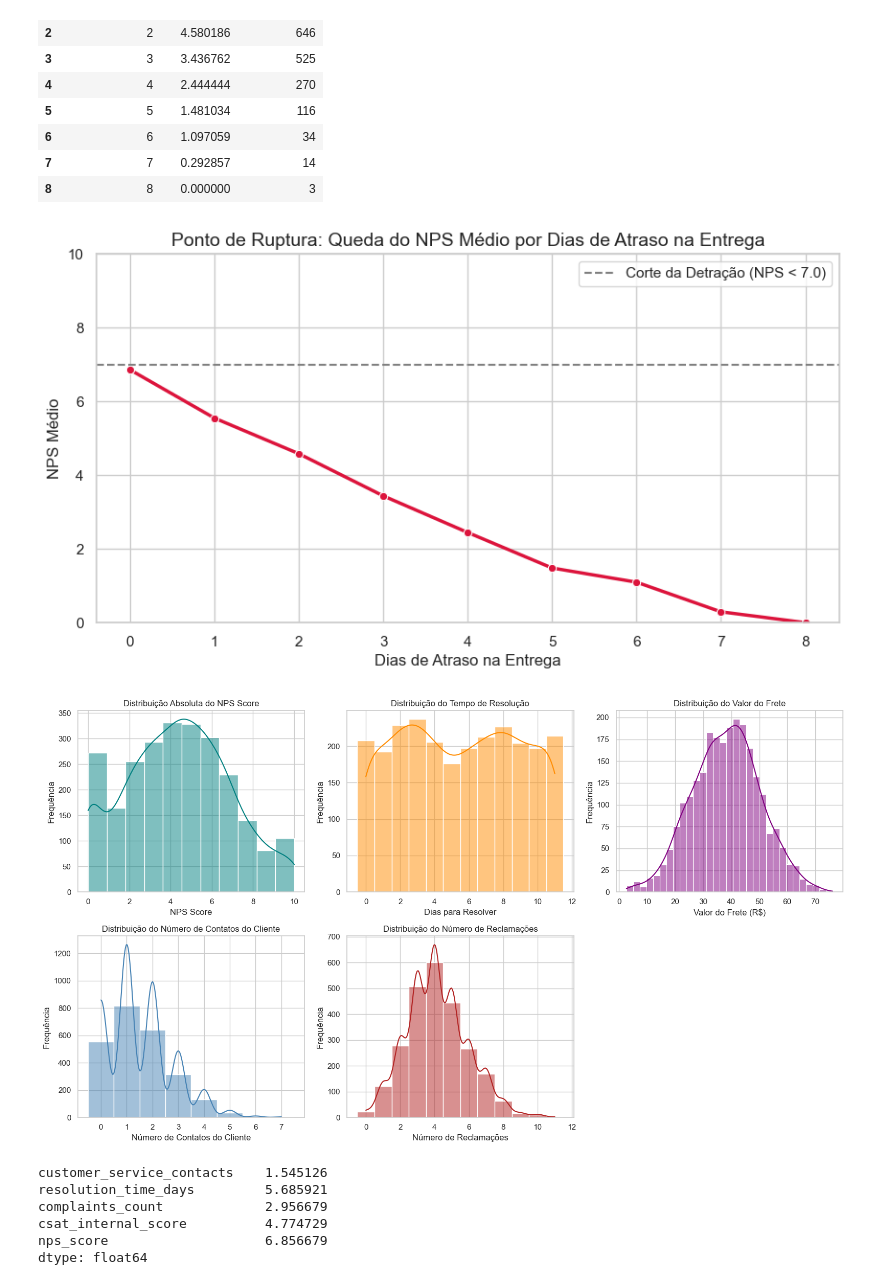
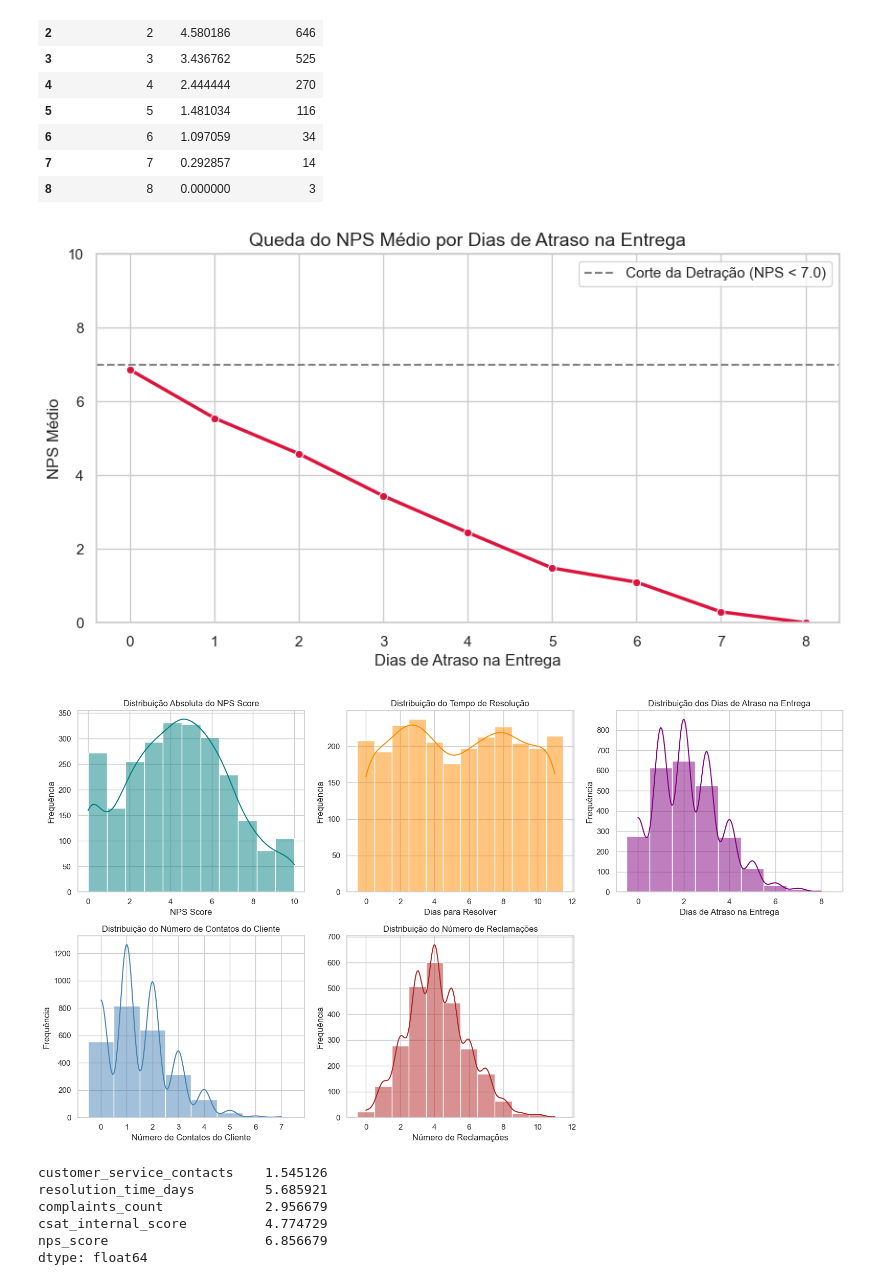
Before and after one commit to henriquebrod/Tech-Challenge-Fase-1, a Jupyter notebook: notebooks/EDA_Tech_Challenge_Fase_1.ipynb, the cells around one changed output. Saved outputs shown, nothing was run; the diff lists cells and outputs as text; code cells hidden in the pictures.

```diff
--- a/notebooks/EDA_Tech_Challenge_Fase_1.ipynb
+++ b/notebooks/EDA_Tech_Challenge_Fase_1.ipynb
@@ -220,15 +220,17 @@ sns.lineplot(
 plt.axhline(y=7.0, color='gray', linestyle='--', label='Corte da Detração (NPS < 7.0)')
 
 # Títulos e rótulos
-plt.title('Ponto de Ruptura: Queda do NPS Médio por Dias de Atraso na Entrega', fontsize=14)
+plt.title('Queda do NPS Médio por Dias de Atraso na Entrega', fontsize=14)
 plt.xlabel('Dias de Atraso na Entrega', fontsize=12)
 plt.ylabel('NPS Médio', fontsize=12)
 plt.ylim(0, 10)
 plt.legend()
 
+plt.savefig('../reports/figures/queda_do_nps_medio_por_dias_de_atraso.png', dpi=300, bbox_inches='tight')
+
 plt.show()
 # %% [output]
-[figure, old version]
+[figure, new version]
 # %%
 import matplotlib.pyplot as plt
 import seaborn as sns
@@ -241,37 +243,40 @@ axes[0, 0].set_title('Distribuição Absoluta do NPS Score')
 axes[0, 0].set_xlabel('NPS Score')
 axes[0, 0].set_ylabel('Frequência')
 
 # 2. Distribuição do Tempo de Resolução
 sns.histplot(dados['resolution_time_days'], discrete=True, kde=True, color='darkorange', ax=axes[0, 1])
 axes[0, 1].set_title('Distribuição do Tempo de Resolução')
 axes[0, 1].set_xlabel('Dias para Resolver')
 axes[0, 1].set_ylabel('Frequência')
 
 # 3. Distribuição do Valor do Frete
-sns.histplot(dados['freight_value'], kde=True, color='purple', ax=axes[0, 2])
-axes[0, 2].set_title('Distribuição do Valor do Frete')
-axes[0, 2].set_xlabel('Valor do Frete (R$)')
+sns.histplot(dados['delivery_delay_days'], discrete=True, kde=True, color='purple', ax=axes[0, 2])
+axes[0, 2].set_title('Distribuição dos Dias de Atraso na Entrega')
+axes[0, 2].set_xlabel('Dias de Atraso na Entrega')
 axes[0, 2].set_ylabel('Frequência')
 
 # 4. Distribuição do Número de Contatos do Cliente
 sns.histplot(dados['customer_service_contacts'], discrete=True, kde=True, color='steelblue', ax=axes[1, 0])
 axes[1, 0].set_title('Distribuição do Número de Contatos do Cliente')
 axes[1, 0].set_xlabel('Número de Contatos do Cliente')
 axes[1, 0].set_ylabel('Frequência')
 
 # 5. Distribuição do Número de Reclamações
 sns.histplot(dados['complaints_count'], discrete=True, kde=True, color='firebrick', ax=axes[1, 1])
 axes[1, 1].set_title('Distribuição do Número de Reclamações')
 axes[1, 1].set_xlabel('Número de Reclamações')
 axes[1, 1].set_ylabel('Frequência')
 
 # Remove o espaço vazio do canto inferior direito
 fig.delaxes(axes[1, 2])
 
 plt.tight_layout()
+
+plt.savefig('../reports/figures/distribuicoes_operacionais.png', dpi=300, bbox_inches='tight')
+
 plt.show()
 # %% [output]
-[figure, old version]
+[figure, new version]
 # %%
 # Vamos avaliar quem teve 0 dias de atraso, pois se repararmos, mesmo quem teve nenhum atraso a nota foi relativamente baixa (menor que 7)
 atraso_zero = dados[dados['delivery_delay_days'] == 0]
```
Also changed, not shown: parts of 1 cell of this notebook, 4 other files.
